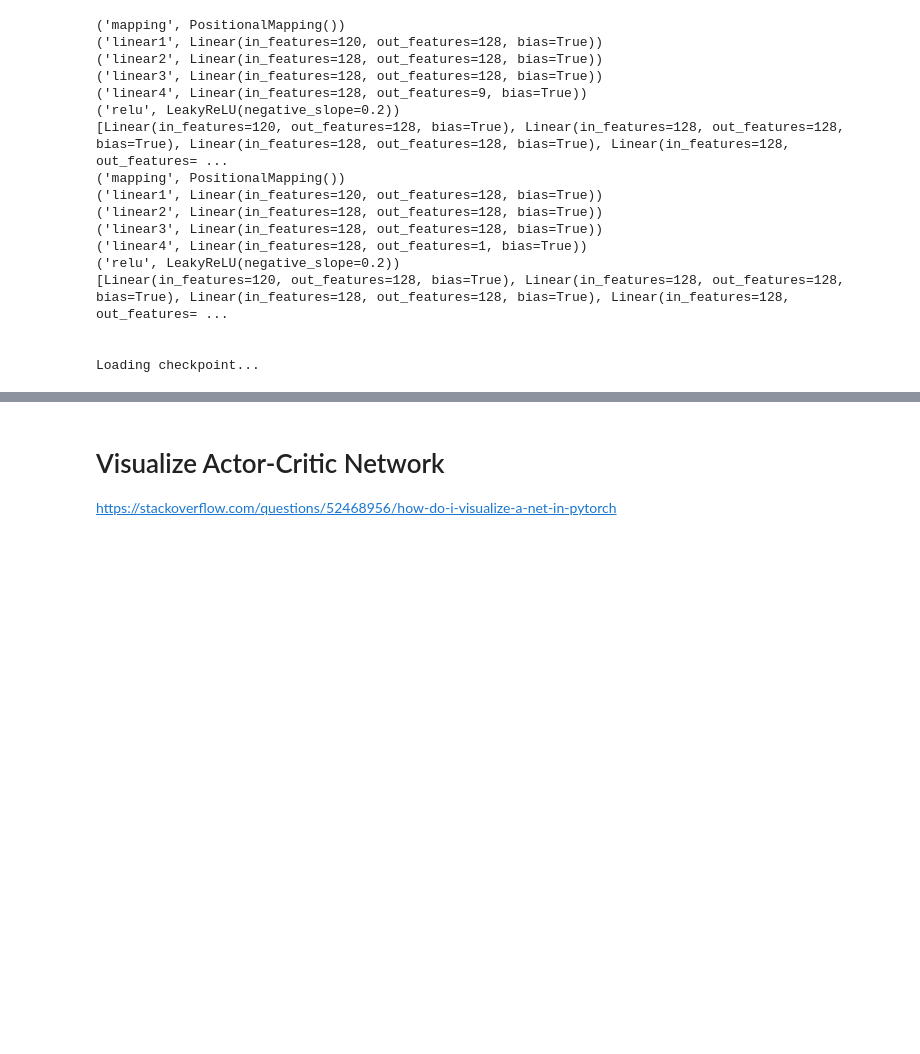
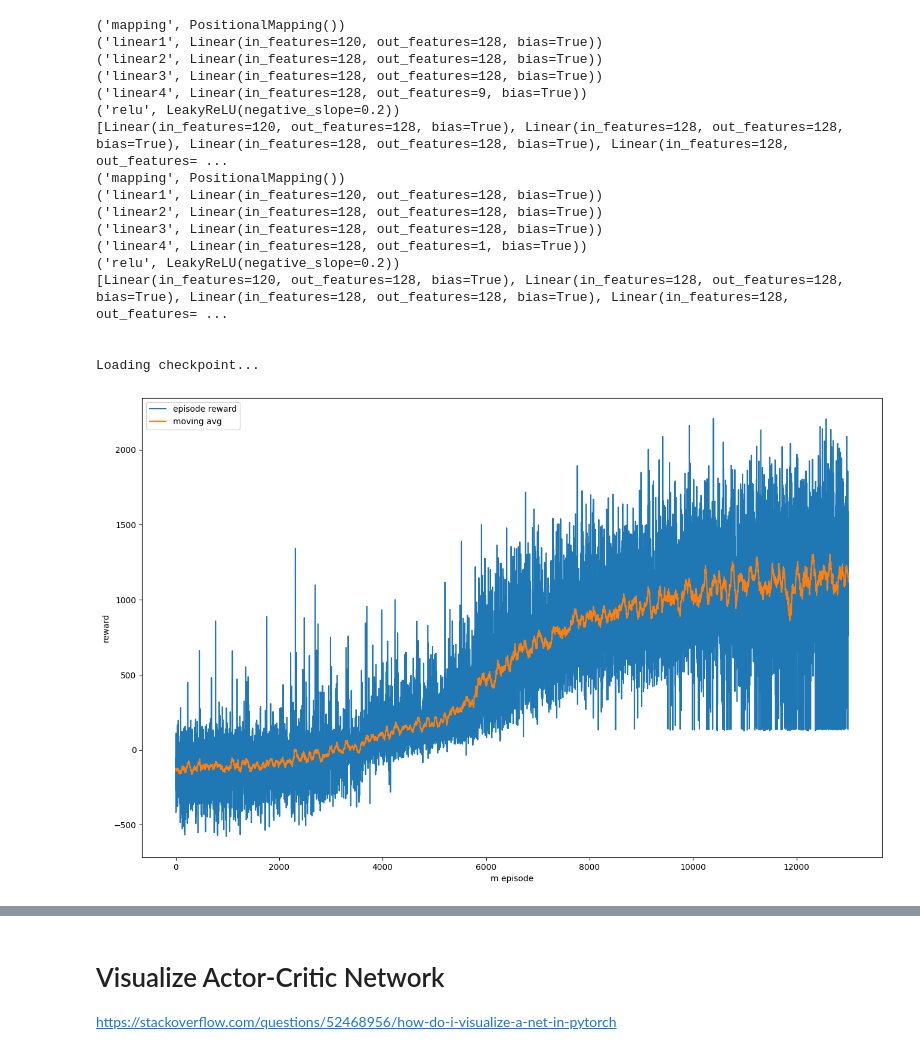
Before and after one commit to GRINGOLOCO7/Roket-Lander, a Jupyter notebook: RLI_21_P00 - Rocket landing (code for assignment)/testbed_rewards.ipynb, the cells around one changed output, grey strips where cells are left out. Saved outputs shown, nothing was run; the diff lists cells and outputs as text; code cells hidden in the pictures; blank space fills up the shorter version.

```diff
--- a/RLI_21_P00 - Rocket landing (code for assignment)/testbed_rewards.ipynb
+++ b/RLI_21_P00 - Rocket landing (code for assignment)/testbed_rewards.ipynb
@@ -45,3 +47,13 @@ if len(glob.glob(os.path.join(ckpt_folder, '*.pt'))) > 0:
 
 
 Loading checkpoint...
+# %%
+plt.figure(figsize=(16,10))
+plt.plot(REWARDS), plt.plot(utils.moving_avg(REWARDS, N=50))
+plt.legend(['episode reward', 'moving avg'], loc=2)
+plt.xlabel('m episode')
+plt.ylabel('reward')
+# plt.savefig(os.path.join(ckpt_folder, 'rewards_' + str(episode_id).zfill(8) + '.jpg'))
+plt.show()
+# %% [output]
+[figure, added]
```
Also changed, not shown: parts of 7 cells of this notebook, 1 other file.
